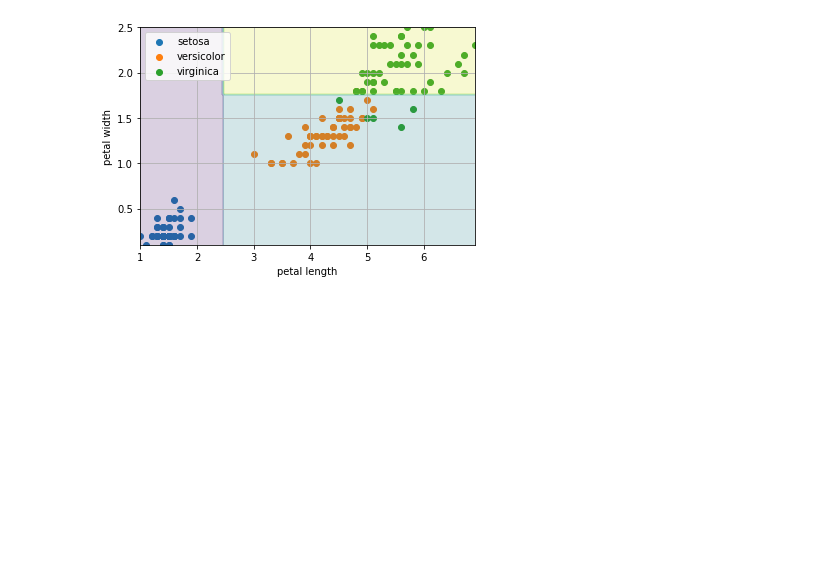
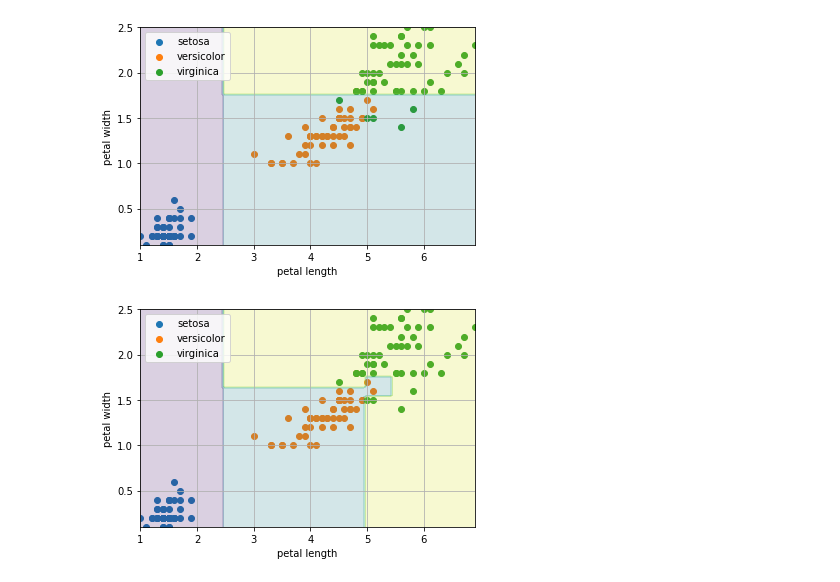
Before and after one commit to JakeOh/202007_itw_bd18, a Jupyter notebook: lab_ml/ml09_tree.ipynb, the cells around one changed output. Drawn from its saved outputs; the diff is of its cells as text; code cells hidden in the pictures; blank space fills up the shorter version.

```diff
--- a/lab_ml/ml09_tree.ipynb
+++ b/lab_ml/ml09_tree.ipynb
@@ -29,7 +29,7 @@ array([0, 0, 0, 0, 0])
 from sklearn.tree import DecisionTreeClassifier
 # %%
 # 모델 생성
-tree_clf = DecisionTreeClassifier(random_state=1, )
+tree_clf = DecisionTreeClassifier(random_state=42)
 # %%
 # 모델 훈련
 tree_clf.fit(X, y)
@@ -119,3 +119,7 @@ def plot_tree_boundary(X, y, model):
 plot_tree_boundary(X, y, tree_clf_2)
 # %% [output]
 [figure]
+# %%
+plot_tree_boundary(X, y, tree_clf)
+# %% [output]
+[figure, added]
```
Also changed, not shown: parts of 9 cells of this notebook.
